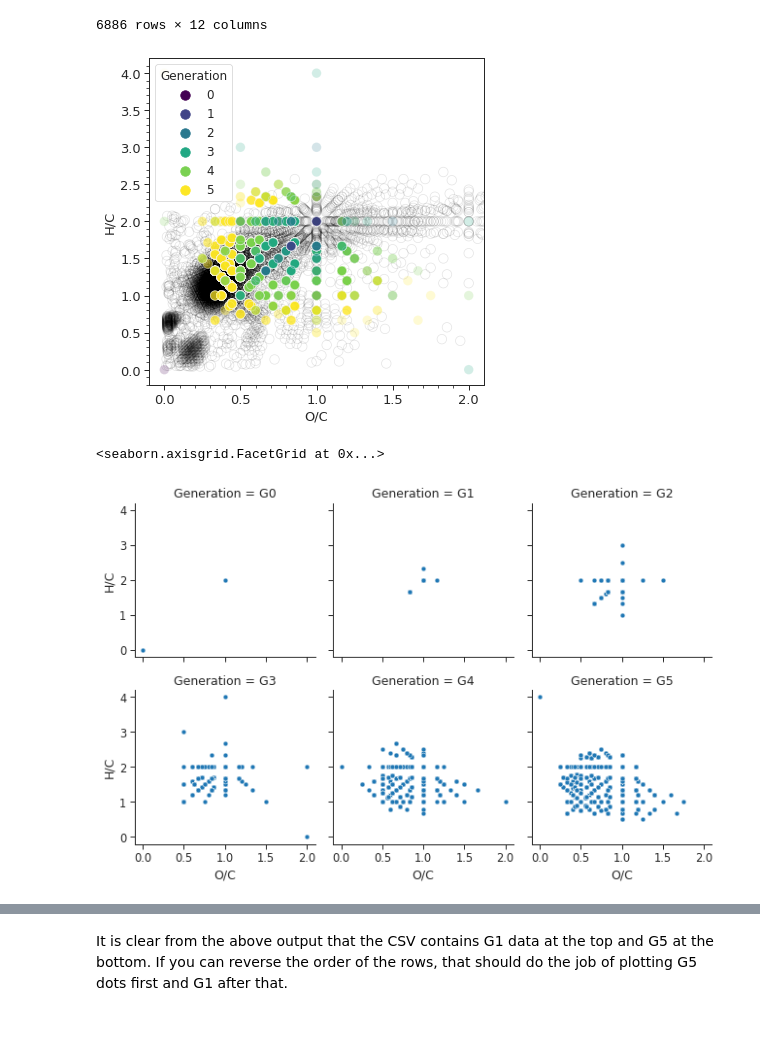
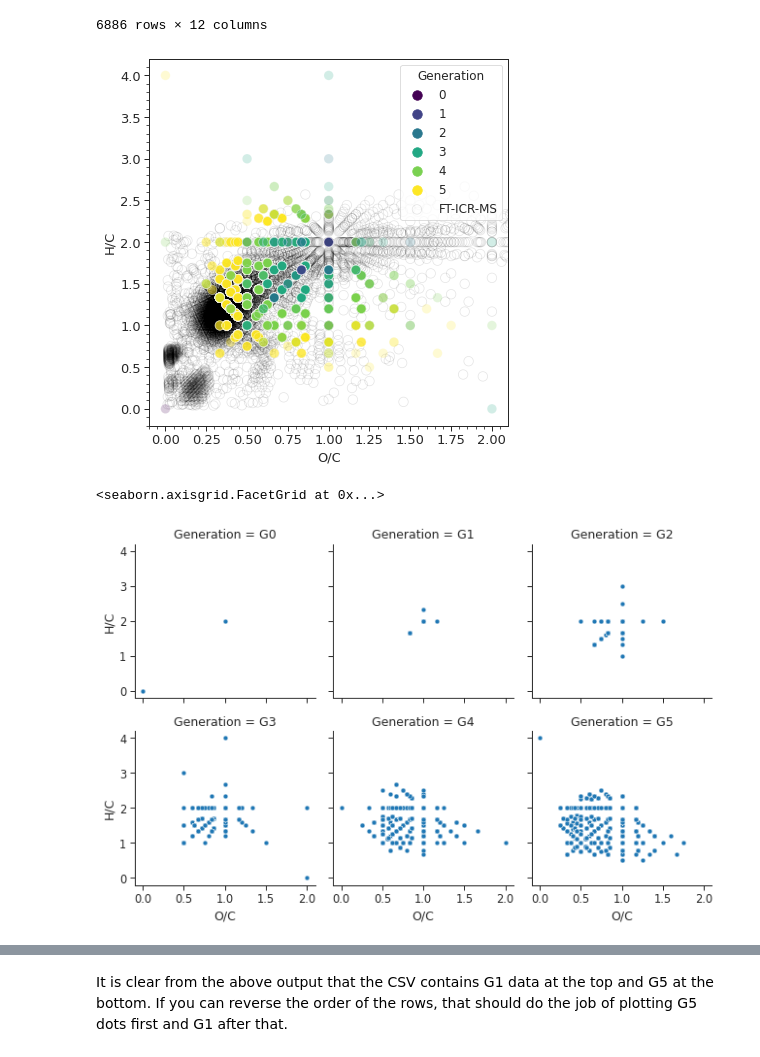
Before and after one commit to Reaction-Space-Explorer/reac-space-exp, a Jupyter notebook: plots/general_plotting_script.ipynb, the cells around one changed output, grey strips where cells are left out. Cells and saved outputs as stored; diff of their text form; code cells hidden in the pictures; blank space fills up the shorter version.

Commit message:
Add ESI-FT-ICR-MS to legend

```diff
--- a/plots/general_plotting_script.ipynb
+++ b/plots/general_plotting_script.ipynb
@@ -57,7 +58,7 @@ plt.figure(figsize=(6, 6));
 
 # experimental
 ax_exp = sns.scatterplot(data=exp_data, x='O/C', y='H/C', color='None', edgecolor='black',
-                         alpha=0.1, s=90)
+                         alpha=0.1, s=90, label='FT-ICR-MS', legend='brief')
 
 ax = sns.scatterplot(data=reversed_data,
                 x = "O/C", y = "H/C",
@@ -66,43 +67,47 @@ ax = sns.scatterplot(data=reversed_data,
                 marker="o", size="Gen Num",
                 sizes=(90, 90),
                 #sizes=(90, 90),
-                alpha=.2,
+                alpha=0.2,
                 hue = "Gen Num",
                 legend="full",
                 );
 
-leg_labels = [f'G{n}' for n in range(6)].reverse()
-#hans, labs = ax.get_legend_handles_labels()
+#leg_labels = [f'G{n}' for n in range(6)].reverse()
+h, l = ax.get_legend_handles_labels()
+# the first item is 'ESI-FT-ICR-MS', I want to put that at the end.
+hans = h[1:] + [h[0]]
+labs = l[1:] + [l[0]]
 ax.legend(fontsize = 12, \
-              #loc='upper right', \
+              loc='upper right', \
                #bbox_to_anchor= (1.03, 0.9), \
-               labels=leg_labels, \
-               #handles=hans, \
+               labels=labs, \
+               handles=hans, \
                title="Generation", \
                title_fontsize = 12, \
                facecolor = 'white');
 
 ax.minorticks_on()
 ax.tick_params(axis='both', labelsize=13)
 # Set title
 plt.title('')
 # Set x-axis label
 plt.xlabel('O/C', fontsize=13);
 # Set y-axis label
 plt.ylabel('H/C', fontsize=13);
 
 #plt.xscale('log');
 #plt.yscale('log');
 plt.ylim(-0.2, 4.2);
 plt.xlim(-0.1, 2.1);
+plt.tight_layout()
 plt.savefig('van_krevlen_computed.png', dpi=300)
 plt.show()
 grid = sns.FacetGrid(data, col = "Generation", col_wrap=3, palette="rocket", height=3, aspect=1);
 grid.map(sns.scatterplot, "O/C", "H/C");
 grid.set_axis_labels("O/C", "H/C");
 grid.add_legend()
 # %% [output]
-[figure, old version]
+[figure, new version]
 <seaborn.axisgrid.FacetGrid at 0x...>
 [figure]
 # %%
```
Also changed, not shown: parts of 1 cell of this notebook.
